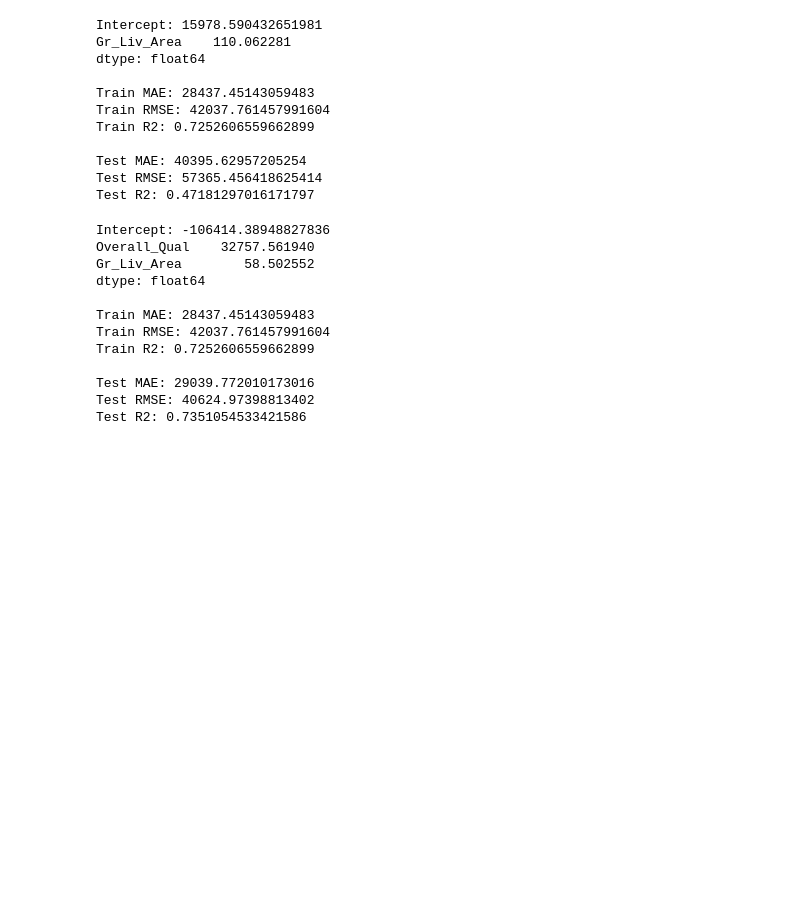
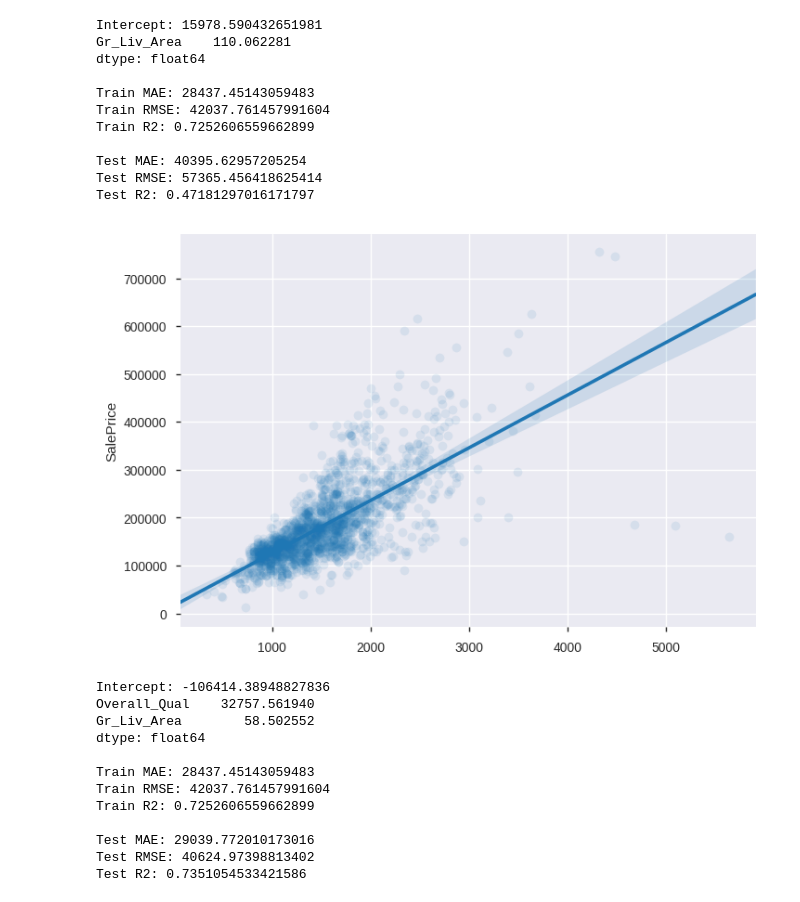
Before and after one commit to LambdaSchool/DEPRECATED-DS-Unit-2-Linear-Models, a Jupyter notebook: DS_Sprint_Challenge_5_Linear_Models.ipynb, the cells around one changed output. Saved outputs shown, nothing was run; the diff lists cells and outputs as text; code cells hidden in the pictures; blank space fills up the shorter version.

```diff
--- a/DS_Sprint_Challenge_5_Linear_Models.ipynb
+++ b/DS_Sprint_Challenge_5_Linear_Models.ipynb
@@ -427,6 +439,11 @@ Train R2: 0.7252606559662899
 Test MAE: 40395.62957205254
 Test RMSE: 57365.456418625414
 Test R2: 0.47181297016171797
+# %%
+# Visualize the above model.
+sns.regplot(train[features], y_train, scatter_kws={'alpha':0.1});
+# %% [output]
+[figure, added]
 # %%
 # Two-feature regression.
 features = ['Overall_Qual',
```
Also changed, not shown: parts of 5 cells of this notebook.
